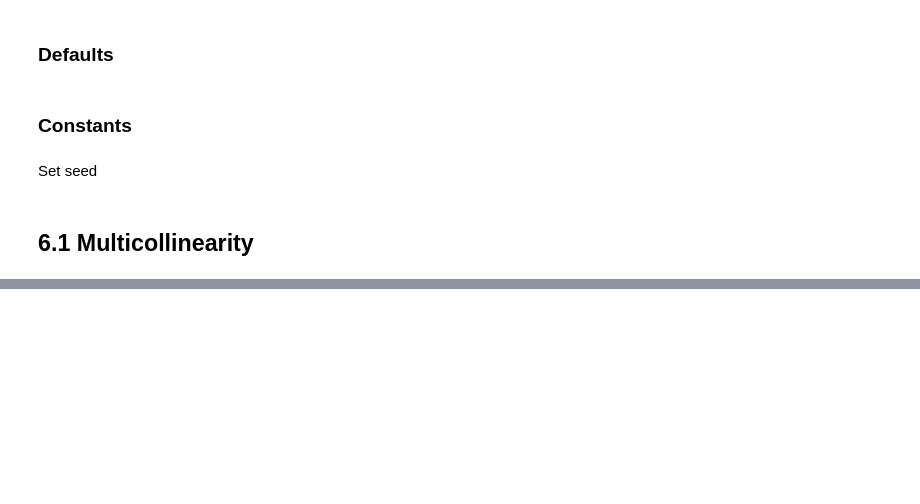
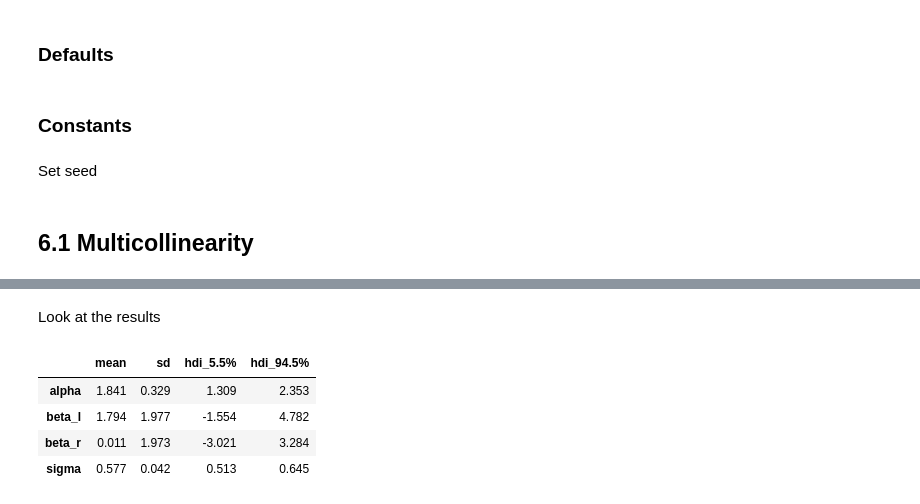
Before and after one commit to chris-leonard/statistical-rethinking, a Jupyter notebook: notes/chapter_6.ipynb, the cells around one changed output, grey strips where cells are left out. Cells and saved outputs as stored; diff of their text form; code cells hidden in the pictures; blank space fills up the shorter version.

```diff
--- a/notes/chapter_6.ipynb
+++ b/notes/chapter_6.ipynb
@@ -63,0 +123,15 @@ rng = np.random.default_rng(RANDOM_SEED)
+# %% [markdown]
+Look at the results
+# %%
+az.summary(
+    trace_6_1,
+    var_names=["~mu"],
+    kind="stats",
+    hdi_prob=0.89,
+)
+# %% [output]
+|  | mean | sd | hdi_5.5% | hdi_94.5% |
+| alpha | 1.841 | 0.329 | 1.309 | 2.353 |
+| beta_l | 1.794 | 1.977 | -1.554 | 4.782 |
+| beta_r | 0.011 | 1.973 | -3.021 | 3.284 |
+| sigma | 0.577 | 0.042 | 0.513 | 0.645 |
```
Also changed, not shown: parts of 30 cells of this notebook.
